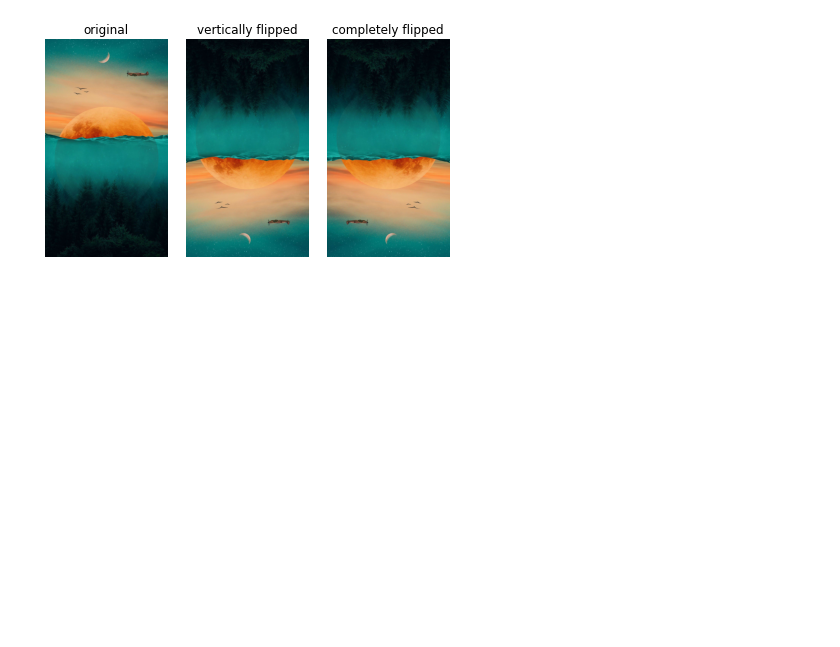
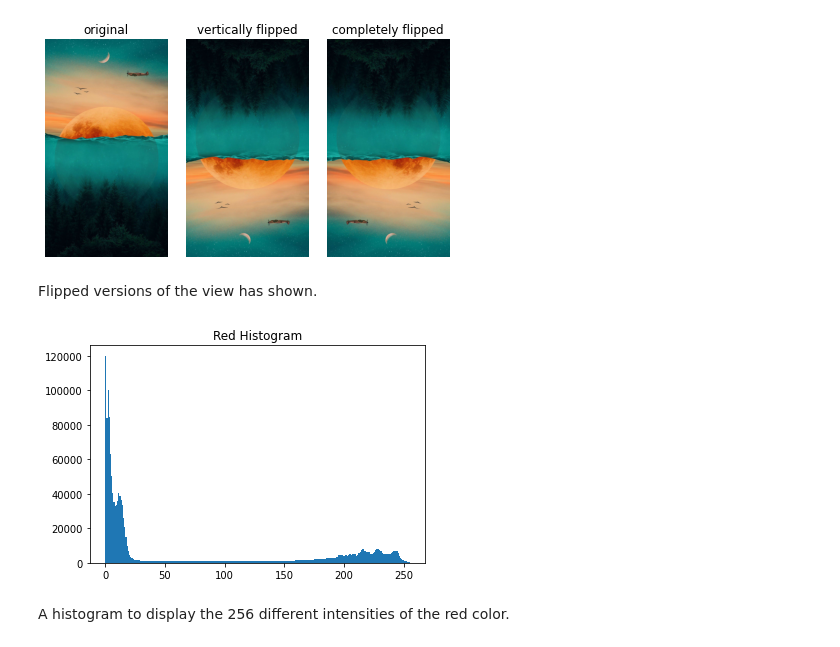
Before and after one commit to Gizem-kaya/Image-Processing-with-Python, a Jupyter notebook: firststepsofip.ipynb, the cells around one changed output. Drawn from its saved outputs; the diff is of its cells as text; code cells hidden in the pictures; blank space fills up the shorter version.

Commit message:
hist added

```diff
--- a/firststepsofip.ipynb
+++ b/firststepsofip.ipynb
@@ -94,3 +94,14 @@ plt.tight_layout()
 plt.show()
 # %% [output]
 [figure]
+# %% [markdown]
+Flipped versions of the view has shown.
+# %%
+plt.hist(red.ravel(), bins = 256)
+
+plt.title('Red Histogram')
+plt.show()
+# %% [output]
+[figure, added]
+# %% [markdown]
+A histogram to display the 256 different intensities of the red color.
```
